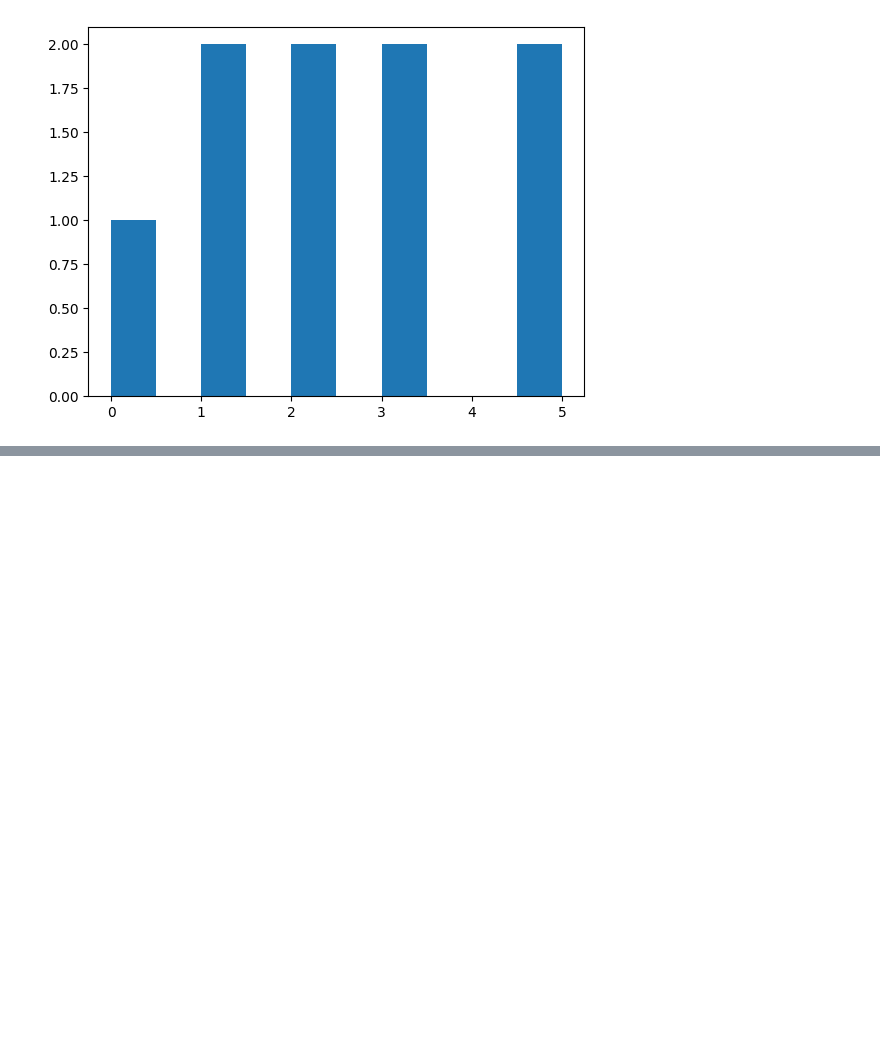
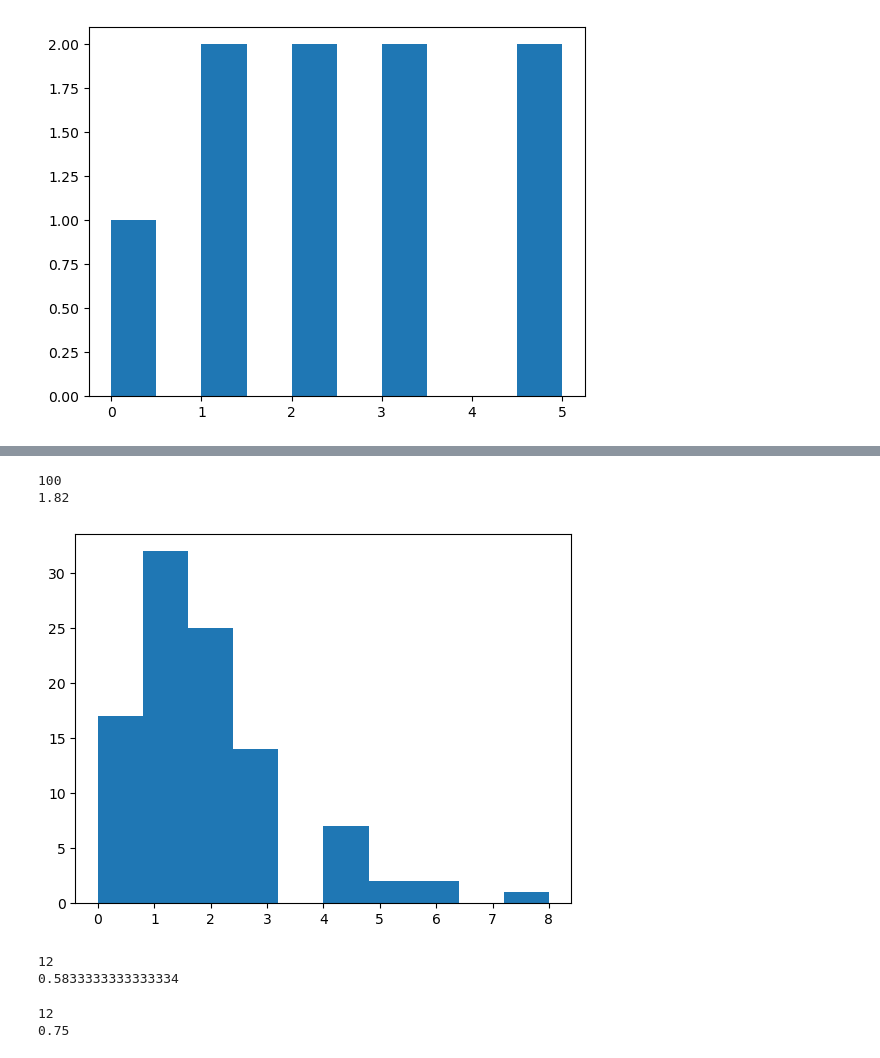
Before and after one commit to Paolitoes/Comic-Ray-Monte-Carlo-Simulations, a Jupyter notebook: distributiontesting.ipynb, the cells around one changed output, grey strips where cells are left out. Cells and saved outputs as stored; diff of their text form; code cells hidden in the pictures; blank space fills up the shorter version.

```diff
--- a/distributiontesting.ipynb
+++ b/distributiontesting.ipynb
@@ -19,0 +53,40 @@ print(np.mean(Pcounts))
+# %%
+#voltage is 1200V, Integral time is 2 sec
+Pcounts = [1,2,2,2,2,1,2,5,2,3,
+           1,2,3,0,0,2,4,1,1,3,
+           2,1,2,2,1,0,4,2,1,0,
+           1,0,1,1,3,4,3,0,5,0,
+           3,0,2,8,3,1,0,2,0,3,
+           1,2,0,2,1,0,1,1,1,2,
+           4,2,3,3,3,3,1,0,1,1,
+           2,3,1,4,1,1,3,1,4,1,
+           4,6,1,0,2,1,2,0,6,2,
+           2,1,1,2,1,2,0,0,1,1
+           ]
+print(len(Pcounts))
+print(np.mean(Pcounts))
+plt.figure()
+plt.hist(Pcounts)
+plt.show()
+# %% [output]
+100
+1.82
+[figure, added]
+# %%
+#voltage is 1175V, Integral time is 2 sec
+Pcounts = [1,1,0,1,1,1,1,0,1,0,
+           0,0]
+print(len(Pcounts))
+print(np.mean(Pcounts))
+# %% [output]
+12
+0.5833333333333334
+# %%
+#voltage is 1175V, Integral time is 3 sec
+Pcounts = [1,2,1,0,0,0,0,1,1,
+           2,0,1,]
+print(len(Pcounts))
+print(np.mean(Pcounts))
+# %% [output]
+12
+0.75
```
Also changed, not shown: parts of 4 cells of this notebook, 1 other file.
